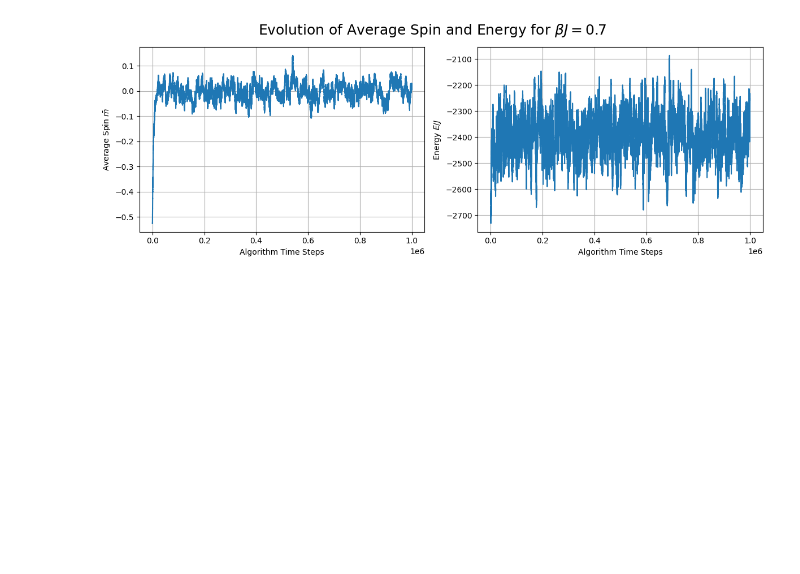
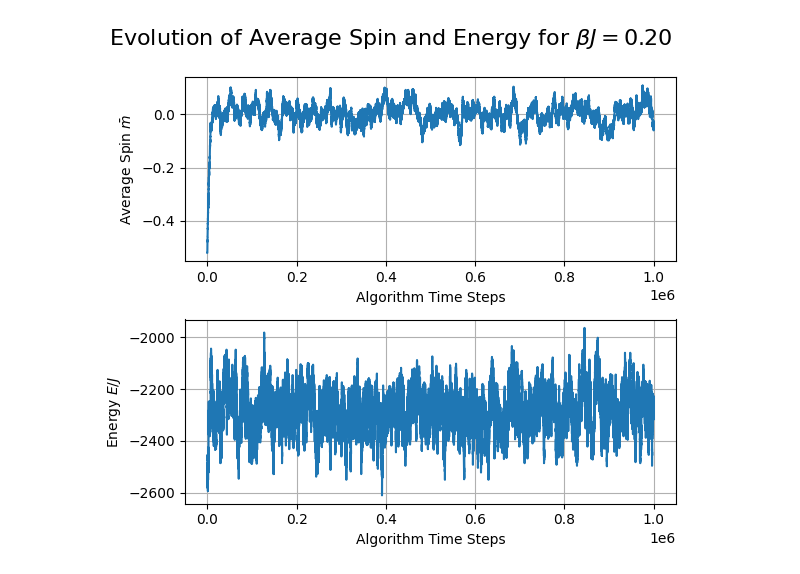
Before and after one commit to matheusmeteoro/saturn, a Jupyter notebook: modelodeising/isingmodel.ipynb, the cells around one changed output. Cells and saved outputs as stored; diff of their text form; code cells hidden in the pictures; blank space fills up the shorter version.

```diff
--- a/modelodeising/isingmodel.ipynb
+++ b/modelodeising/isingmodel.ipynb
@@ -126,4 +124,5 @@ def metropolis(spin_arr, times, BJ, energy):
 
     return net_spins, net_energy
 # %%
-spins, energies = metropolis(lattice_n, 1000000, 0.2, get_energy(lattice_n))
+bj = 0.2
+spins, energies = metropolis(lattice_n, 1000000, bj, get_energy(lattice_n))
@@ -130,20 +157,23 @@ spins, energies = metropolis(lattice_n, 1000000, 0.2, get_energy(lattice_n))
 # %%
-fig, axes = plt.subplots(1, 2, figsize=(12,4))
+fig, axes = plt.subplots(2, 1, figsize=(6, 5))  # 2 linhas e 1 coluna
 ax = axes[0]
-ax.plot(spins/N**2)
+ax.plot(spins / N**2)
 ax.set_xlabel('Algorithm Time Steps')
 ax.set_ylabel(r'Average Spin $\bar{m}$')
 ax.grid()
+
 ax = axes[1]
 ax.plot(energies)
 ax.set_xlabel('Algorithm Time Steps')
 ax.set_ylabel(r'Energy $E/J$')
 ax.grid()
+
 fig.tight_layout()
-fig.suptitle(r'Evolution of Average Spin and Energy for $\beta J=$0.7', y=1.07, size=18)
+fig.suptitle(r'Evolution of Average Spin and Energy for $\beta J=$' + f'{bj:.2f}', y=1.07, size=16)
+
 plt.show()
 # %% [output]
-[figure, old version]
+[figure, new version]
 # %%
 def get_spin_energy(lattice, BJs):
     ms = np.zeros(len(BJs))
```
Also changed, not shown: parts of 19 cells of this notebook, 3 other files.
